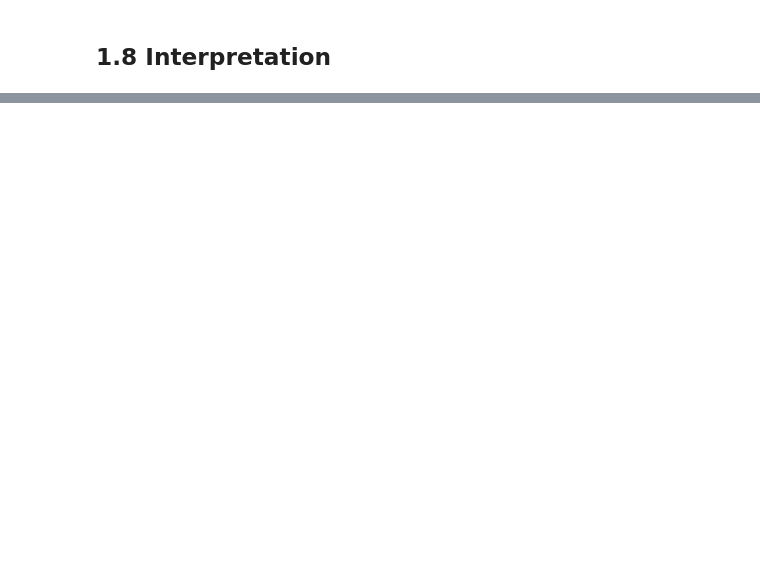
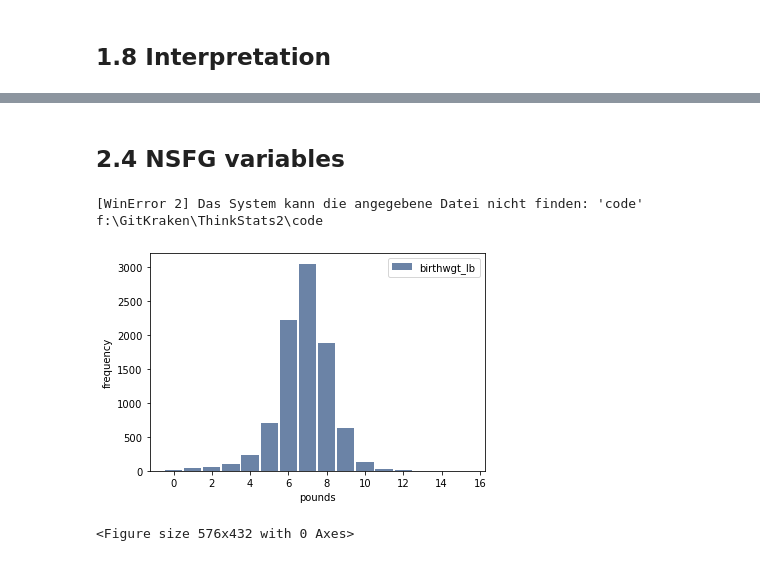
Before and after one commit to japaweiss/ThinkStats2, a Jupyter notebook: nsfg_test.ipynb, the cells around one changed output, grey strips where cells are left out. Drawn from its saved outputs; the diff is of its cells as text; code cells hidden in the pictures; blank space fills up the shorter version.

```diff
--- a/nsfg_test.ipynb
+++ b/nsfg_test.ipynb
@@ -126,0 +63,7 @@ array([4, 4, 4, 4, 4, 4, 1], dtype=int64)
+# %% [markdown]
+## 2.4 NSFG variables
+# %%
+cd code
+# %% [output]
+[WinError 2] Das System kann die angegebene Datei nicht finden: 'code'
+f:\GitKraken\ThinkStats2\code
@@ -126,0 +74,10 @@ array([4, 4, 4, 4, 4, 4, 1], dtype=int64)
+# %%
+preg = nsfg.ReadFemPreg()
+live = preg[preg.outcome == 1]
+
+hist = thinkstats2.Hist(live.birthwgt_lb, label='birthwgt_lb')
+thinkplot.Hist(hist)
+thinkplot.Show(xlabel='pounds', ylabel='frequency')
+# %% [output]
+[figure, added]
+<Figure size 576x432 with 0 Axes>
```
Also changed, not shown: parts of 19 cells of this notebook, 1 other file.
